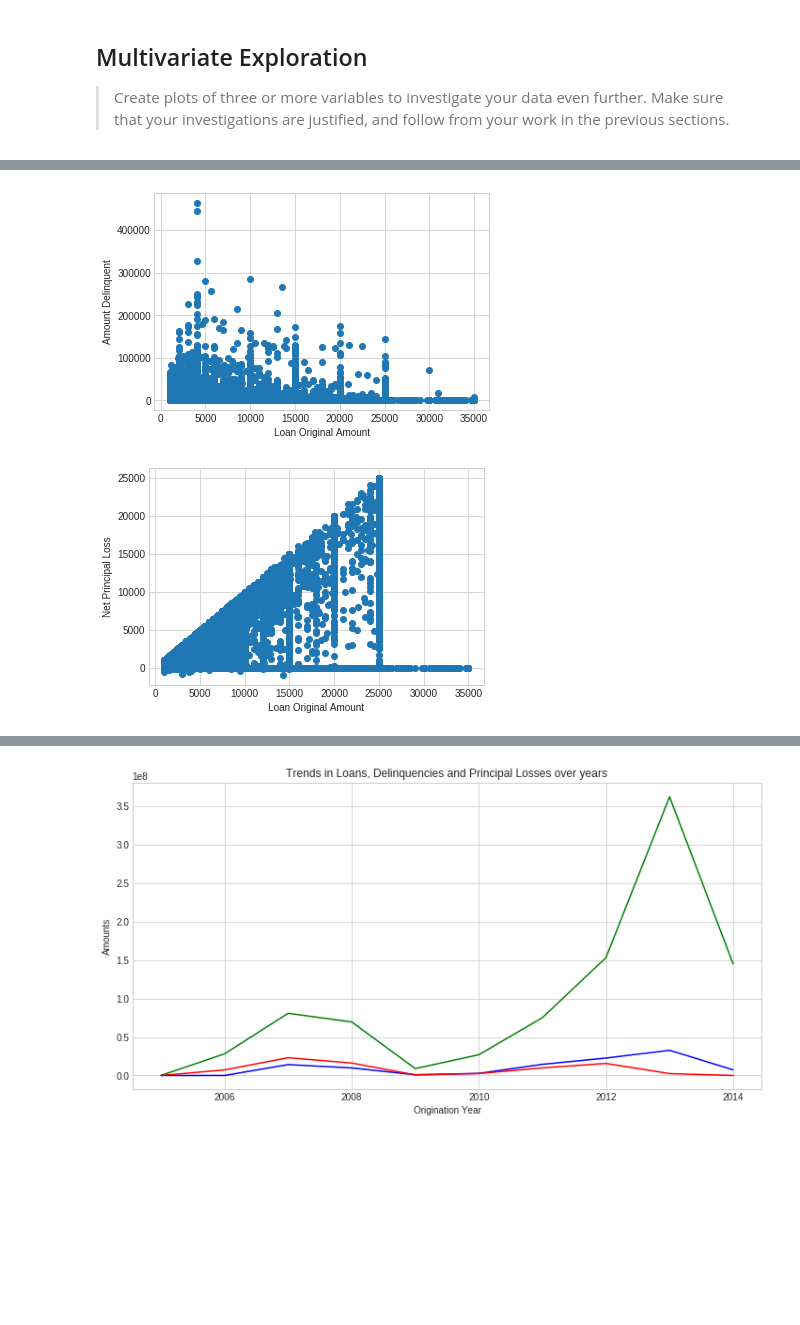
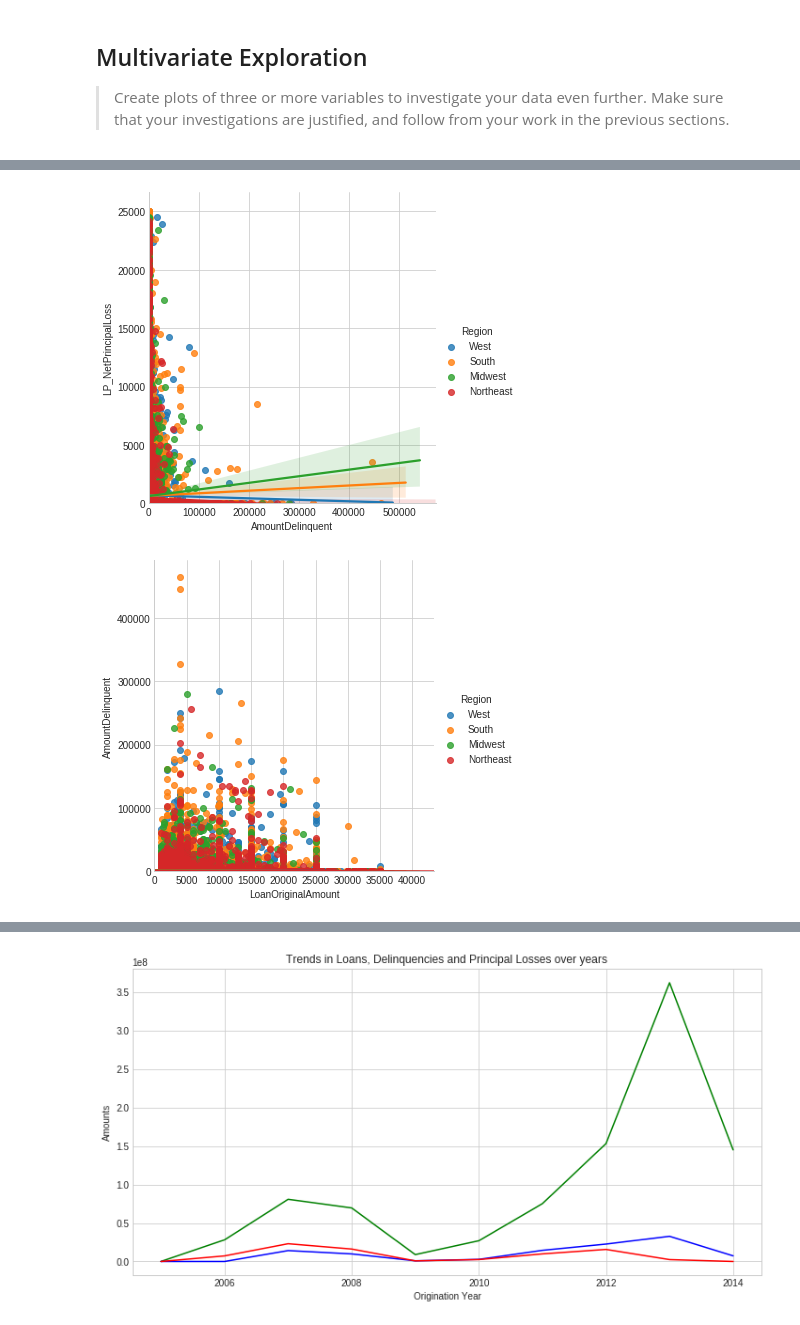
Before and after one commit to bthodla/danano, a Jupyter notebook: exploration_template.ipynb, the cells around one changed output, grey strips where cells are left out. Drawn from its saved outputs; the diff is of its cells as text; code cells hidden in the pictures; blank space fills up the shorter version.

```diff
--- a/exploration_template.ipynb
+++ b/exploration_template.ipynb
@@ -600,14 +593,18 @@ plt.ylabel('Net Principal Loss');
-# %%
-# Amount Delinquent Vs LP_NetPrincipalLoss
-plt.scatter(data = pld_df, x = 'LoanOriginalAmount', y = 'AmountDelinquent')
-plt.xlabel('Loan Original Amount')
-plt.ylabel('Amount Delinquent');
-# %% [output]
-[figure, removed]
-# %%
-# Amount Delinquent Vs LP_NetPrincipalLoss
-plt.scatter(data = pld_df, x = 'LoanOriginalAmount', y = 'LP_NetPrincipalLoss')
-plt.xlabel('Loan Original Amount')
-plt.ylabel('Net Principal Loss');
-# %% [output]
-[figure, removed]
+# %%
+# Amount Delinquent Vs LP_NetPrincipalLoss by Region
+
+# pld_df_pos = pld_df.query('LP_NetPrincipalLoss > 0')
+
+g = sb.lmplot(x="AmountDelinquent", y="LP_NetPrincipalLoss", hue="Region", data = pld_df)
+g.set(xlim=(0, None))
+g.set(ylim=(0, None));
+# %% [output]
+[figure, added]
+# %%
+# Amount Delinquent Vs Loan Original Amount by Region
+
+g = sb.lmplot(x="LoanOriginalAmount", y="AmountDelinquent", hue="Region", data = pld_df)
+g.set(xlim=(0, None))
+g.set(ylim=(0, None));
+# %% [output]
+[figure, added]
```
Also changed, not shown: parts of 4 cells of this notebook.
